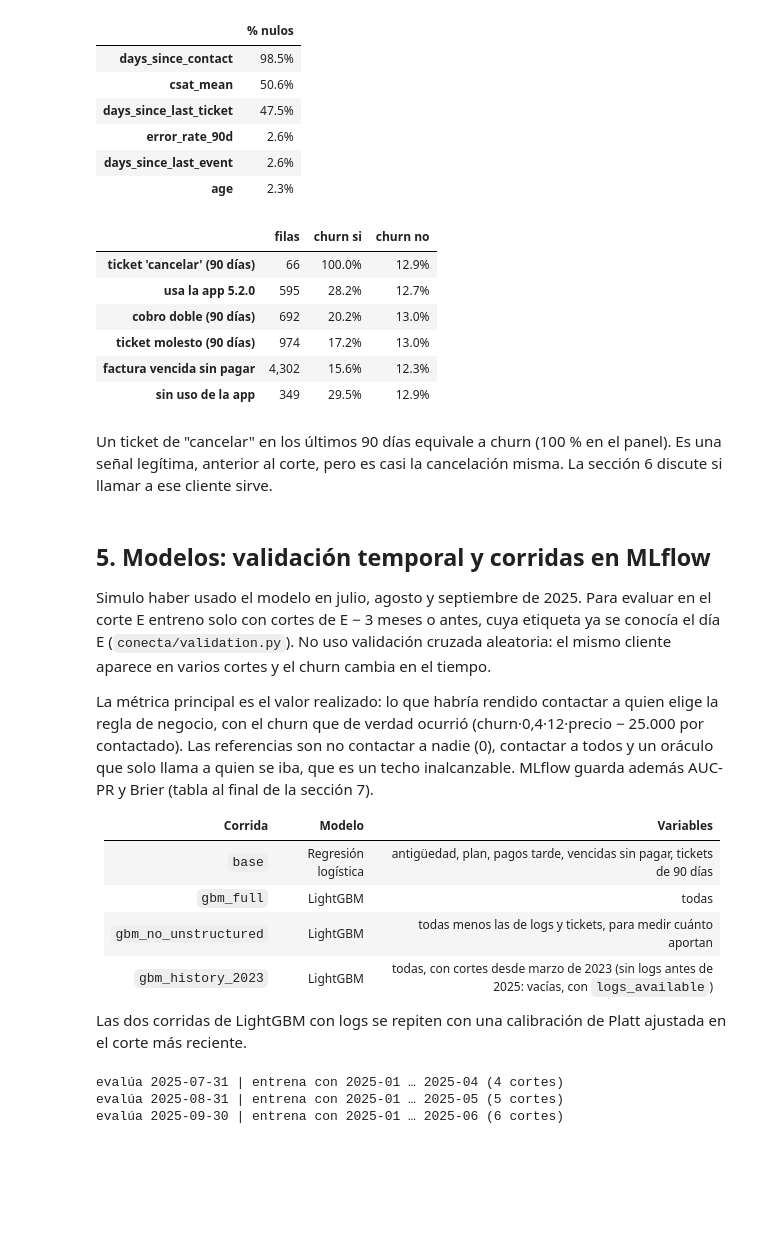
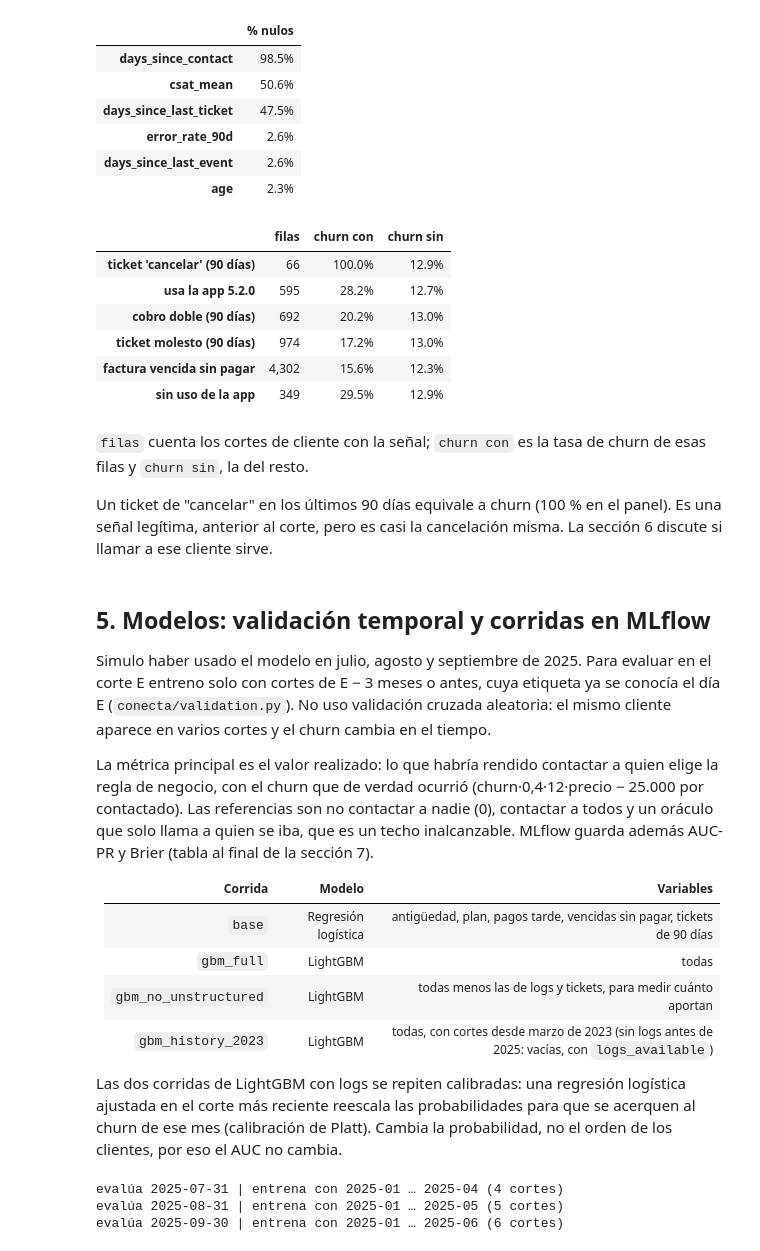
Before and after one commit to unfresh25/conecta-churn, a Jupyter notebook: solucion.ipynb, the cells around one changed output. Saved outputs shown, nothing was run; the diff lists cells and outputs as text; code cells hidden in the pictures; blank space fills up the shorter version.

```diff
--- a/solucion.ipynb
+++ b/solucion.ipynb
@@ -38,6 +38,10 @@ pd.set_option("display.max_columns", 50)
 pd.set_option("display.width", 160)
 SEED = 42
 TODAY = pd.Timestamp("2025-12-31")
+TABLE_CSS = [{"selector": "", "props": "border-collapse: collapse;"},
+             {"selector": "th, td", "props": "border: 1px solid #8886; padding: 4px 10px; text-align: right;"},
+             {"selector": "thead th", "props": "border-bottom: 2px solid #888a;"},
+             {"selector": "tbody tr:nth-child(even)", "props": "background-color: #8881;"}]
 # %% [markdown]
 ## 1. Datos y calidad
 
@@ -316,16 +323,16 @@ Panel de entrenamiento: (13600, 54) | matriz a puntuar (31-dic-2025): (1556, 51)
 # %%
 looks = {
     "ticket 'cancelar' (90 días)": panel["topic_cancelar_90d"] > 0,
     "usa la app 5.2.0": panel["uses_v520"] == 1,
     "cobro doble (90 días)": panel["duplicate_charges_90d"] > 0,
     "ticket molesto (90 días)": panel["annoyed_90d"] > 0,
     "factura vencida sin pagar": panel["overdue_unpaid"] > 0,
     "sin uso de la app": panel["no_events"] == 1,
 }
-pd.DataFrame({k: {"filas": int(m.sum()), "churn si": panel.loc[m, "churn_90d"].mean(), "churn no": panel.loc[~m, "churn_90d"].mean()}
-              for k, m in looks.items()}).T.style.format({"churn si": "{:.1%}", "churn no": "{:.1%}", "filas": "{:,.0f}"})
+pd.DataFrame({k: {"filas": int(m.sum()), "churn con": panel.loc[m, "churn_90d"].mean(), "churn sin": panel.loc[~m, "churn_90d"].mean()}
+              for k, m in looks.items()}).T.style.set_table_styles(TABLE_CSS).format({"churn con": "{:.1%}", "churn sin": "{:.1%}", "filas": "{:,.0f}"})
 # %% [output]
-|  | filas | churn si | churn no |
+|  | filas | churn con | churn sin |
 | ticket 'cancelar' (90 días) | 66 | 100.0% | 12.9% |
 | usa la app 5.2.0 | 595 | 28.2% | 12.7% |
 | cobro doble (90 días) | 692 | 20.2% | 13.0% |
@@ -333,6 +340,8 @@ pd.DataFrame({k: {"filas": int(m.sum()), "churn si": panel.loc[m, "churn_90d"].m
 | factura vencida sin pagar | 4,302 | 15.6% | 12.3% |
 | sin uso de la app | 349 | 29.5% | 12.9% |
 # %% [markdown]
+`filas` cuenta los cortes de cliente con la señal; `churn con` es la tasa de churn de esas filas y `churn sin`, la del resto.
+
 Un ticket de "cancelar" en los últimos 90 días equivale a churn (100 % en el panel). Es una señal legítima, anterior al corte, pero es
 casi la cancelación misma. La sección 6 discute si llamar a ese cliente sirve.
 # %% [markdown]
@@ -354,7 +363,9 @@ sección 7).
 | `gbm_no_unstructured` | LightGBM | todas menos las de logs y tickets, para medir cuánto aportan |
 | `gbm_history_2023` | LightGBM | todas, con cortes desde marzo de 2023 (sin logs antes de 2025: vacías, con `logs_available`) |
 
-Las dos corridas de LightGBM con logs se repiten con una calibración de Platt ajustada en el corte más reciente.
+Las dos corridas de LightGBM con logs se repiten calibradas: una regresión logística ajustada en el corte más reciente reescala las
+probabilidades para que se acerquen al churn de ese mes (calibración de Platt). Cambia la probabilidad, no el orden de los clientes,
+por eso el AUC no cambia.
 # %%
 import shutil
 import mlflow
```
Also changed, not shown: parts of 25 cells of this notebook.
